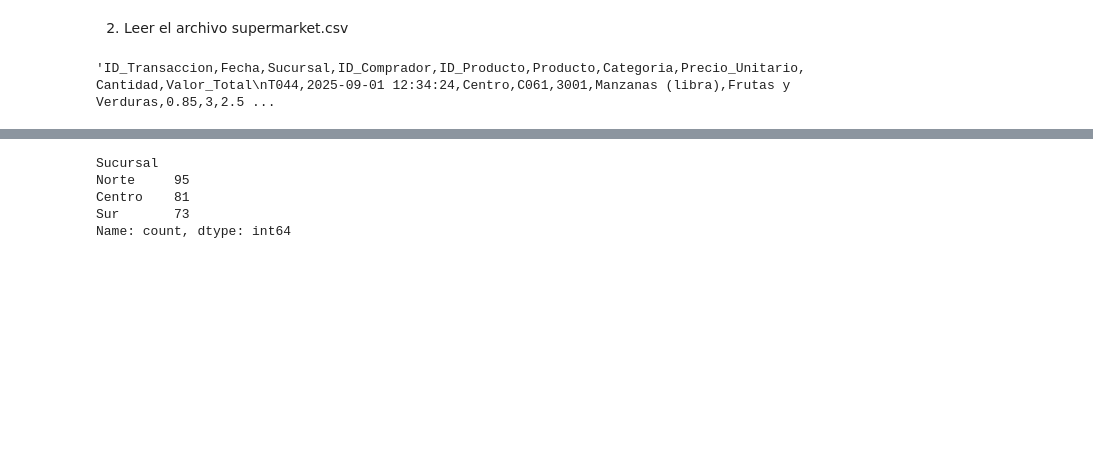
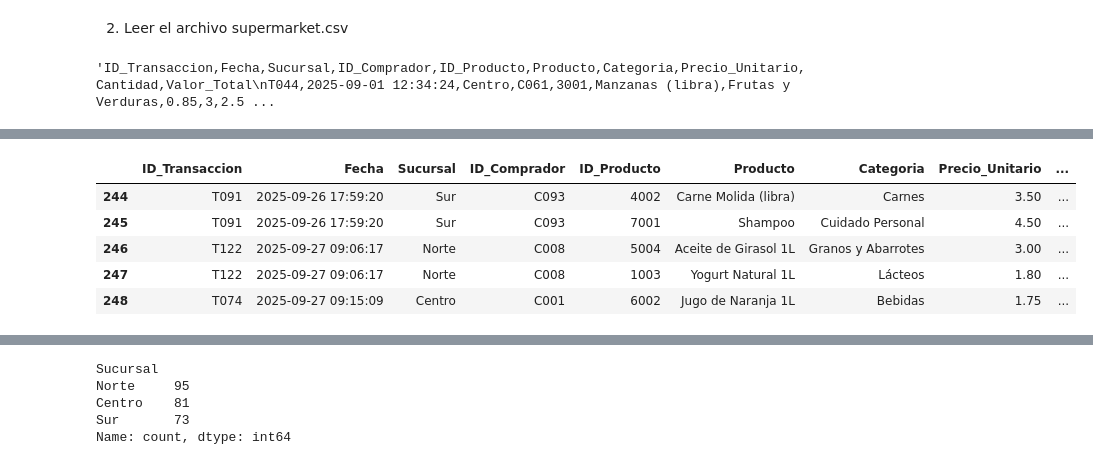
Before and after one commit to diogovillarreals/Introduccion-Python, a Jupyter notebook: 03 Ejercicio.ipynb, the cells around one changed output, grey strips where cells are left out. Cells and saved outputs as stored; diff of their text form; code cells hidden in the pictures; blank space fills up the shorter version.

```diff
--- a/03 Ejercicio.ipynb
+++ b/03 Ejercicio.ipynb
@@ -21,5 +21,5 @@ file.read()
 # %%
 df=pandas.read_csv(filename)
 # %%
-df.tail
+df.tail()
 # %% [output]
@@ -43 +26,7 @@ df.tail
+|  | ID_Transaccion | Fecha | Sucursal | ID_Comprador | ID_Producto | Producto | Categoria | Precio_Unitario | ... |
+| 244 | T091 | 2025-09-26 17:59:20 | Sur | C093 | 4002 | Carne Molida (libra) | Carnes | 3.50 | ... |
+| 245 | T091 | 2025-09-26 17:59:20 | Sur | C093 | 7001 | Shampoo | Cuidado Personal | 4.50 | ... |
+| 246 | T122 | 2025-09-27 09:06:17 | Norte | C008 | 5004 | Aceite de Girasol 1L | Granos y Abarrotes | 3.00 | ... |
+| 247 | T122 | 2025-09-27 09:06:17 | Norte | C008 | 1003 | Yogurt Natural 1L | Lácteos | 1.80 | ... |
+| 248 | T074 | 2025-09-27 09:15:09 | Centro | C001 | 6002 | Jugo de Naranja 1L | Bebidas | 1.75 | ... |
 # %%
```
Also changed, not shown: parts of 30 cells of this notebook.
